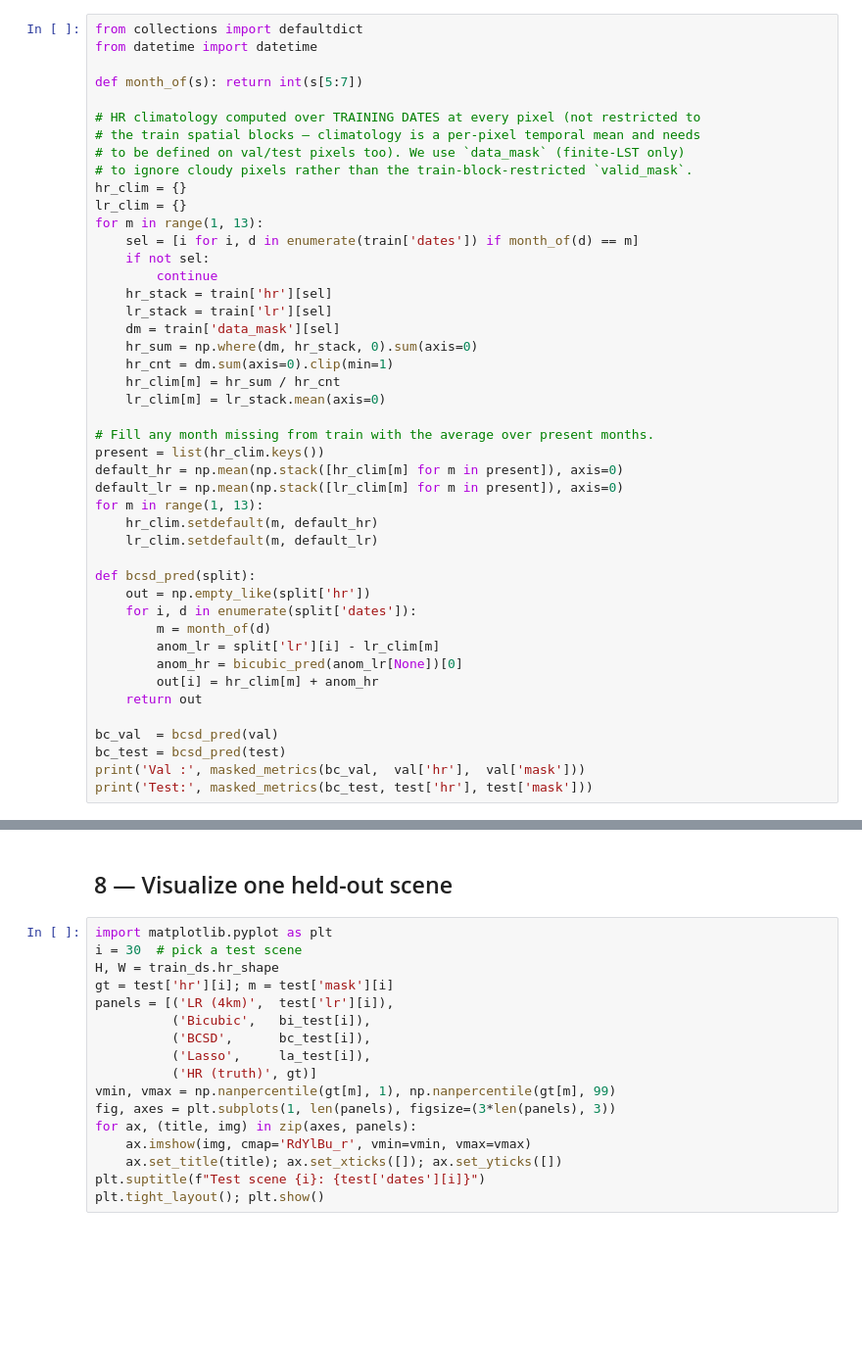
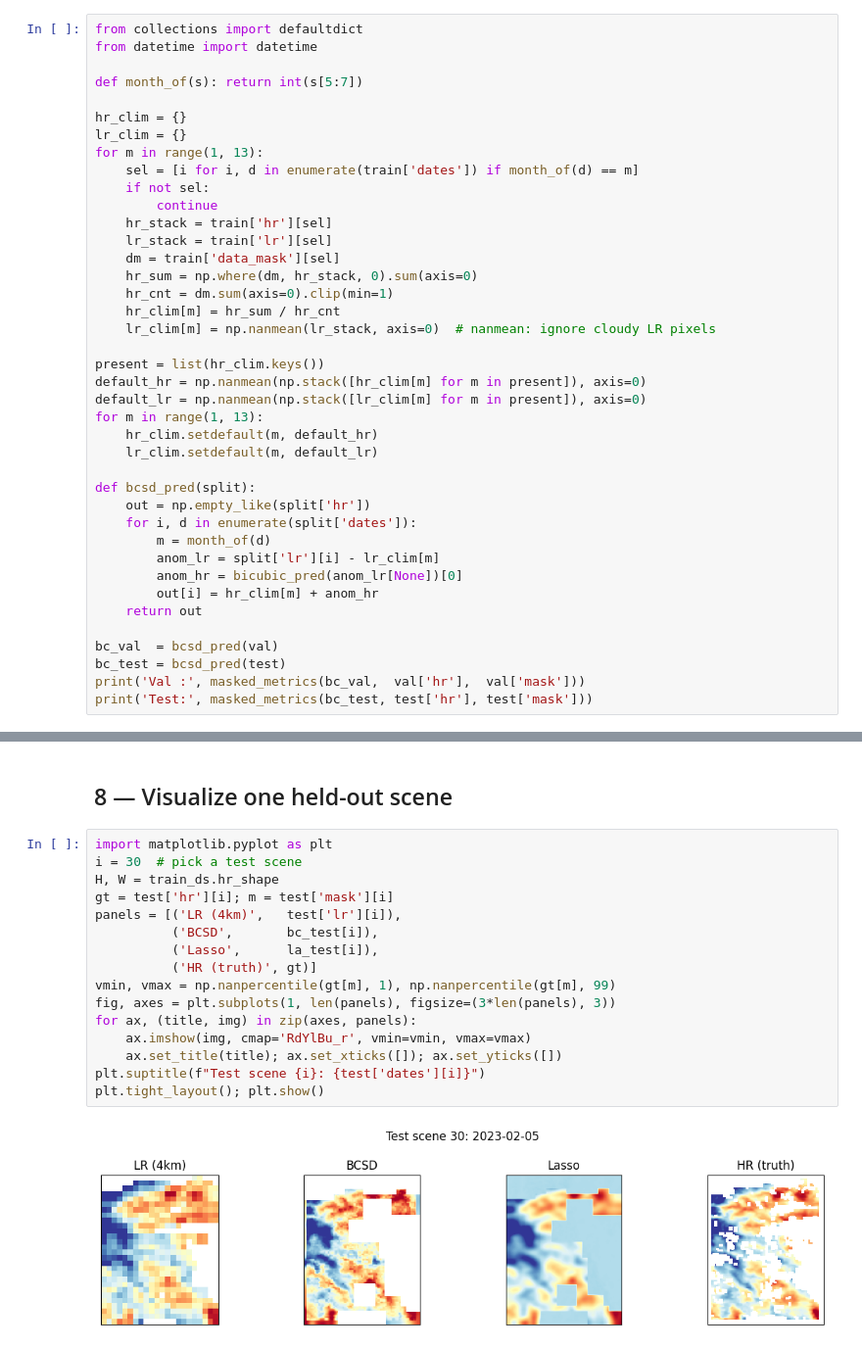
Before and after one commit to fresleven/downscaling, a Jupyter notebook: notebooks/colabs/baselines.ipynb, the cells around one changed output, grey strips where cells are left out. Shown at 98% size. Cells and saved outputs as stored; diff of their text form; blank space fills up the shorter version.

```diff
--- a/notebooks/colabs/baselines.ipynb
+++ b/notebooks/colabs/baselines.ipynb
@@ -159,10 +176,6 @@ from datetime import datetime
 
 def month_of(s): return int(s[5:7])
 
-# HR climatology computed over TRAINING DATES at every pixel (not restricted to
-# the train spatial blocks — climatology is a per-pixel temporal mean and needs
-# to be defined on val/test pixels too). We use `data_mask` (finite-LST only)
-# to ignore cloudy pixels rather than the train-block-restricted `valid_mask`.
 hr_clim = {}
 lr_clim = {}
 for m in range(1, 13):
@@ -175,12 +188,11 @@ for m in range(1, 13):
     hr_sum = np.where(dm, hr_stack, 0).sum(axis=0)
     hr_cnt = dm.sum(axis=0).clip(min=1)
     hr_clim[m] = hr_sum / hr_cnt
-    lr_clim[m] = lr_stack.mean(axis=0)
+    lr_clim[m] = np.nanmean(lr_stack, axis=0)  # nanmean: ignore cloudy LR pixels
 
-# Fill any month missing from train with the average over present months.
 present = list(hr_clim.keys())
-default_hr = np.mean(np.stack([hr_clim[m] for m in present]), axis=0)
-default_lr = np.mean(np.stack([lr_clim[m] for m in present]), axis=0)
+default_hr = np.nanmean(np.stack([hr_clim[m] for m in present]), axis=0)
+default_lr = np.nanmean(np.stack([lr_clim[m] for m in present]), axis=0)
 for m in range(1, 13):
     hr_clim.setdefault(m, default_hr)
     lr_clim.setdefault(m, default_lr)
@@ -276,17 +294,18 @@ df
 # %%
 import matplotlib.pyplot as plt
 i = 30  # pick a test scene
 H, W = train_ds.hr_shape
 gt = test['hr'][i]; m = test['mask'][i]
-panels = [('LR (4km)',  test['lr'][i]),
-          ('Bicubic',   bi_test[i]),
-          ('BCSD',      bc_test[i]),
-          ('Lasso',     la_test[i]),
+panels = [('LR (4km)',   test['lr'][i]),
+          ('BCSD',       bc_test[i]),
+          ('Lasso',      la_test[i]),
           ('HR (truth)', gt)]
 vmin, vmax = np.nanpercentile(gt[m], 1), np.nanpercentile(gt[m], 99)
 fig, axes = plt.subplots(1, len(panels), figsize=(3*len(panels), 3))
 for ax, (title, img) in zip(axes, panels):
     ax.imshow(img, cmap='RdYlBu_r', vmin=vmin, vmax=vmax)
     ax.set_title(title); ax.set_xticks([]); ax.set_yticks([])
 plt.suptitle(f"Test scene {i}: {test['dates'][i]}")
 plt.tight_layout(); plt.show()
+# %% [output]
+[figure, added]
```
Also changed, not shown: parts of 9 cells of this notebook, 7 other files.
